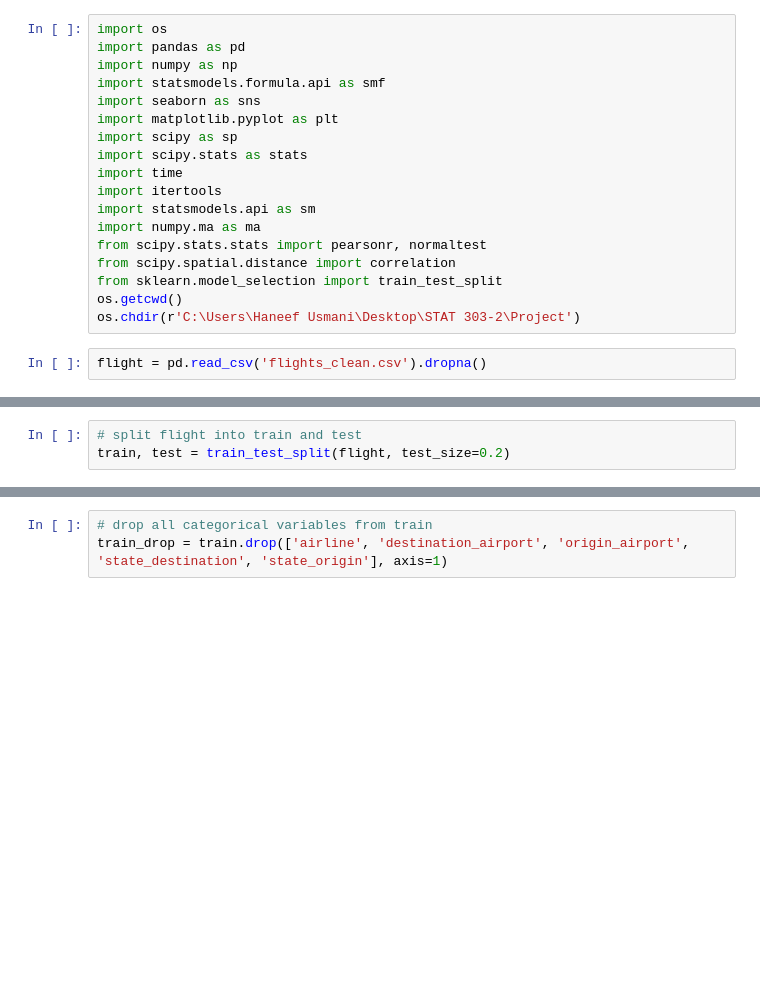
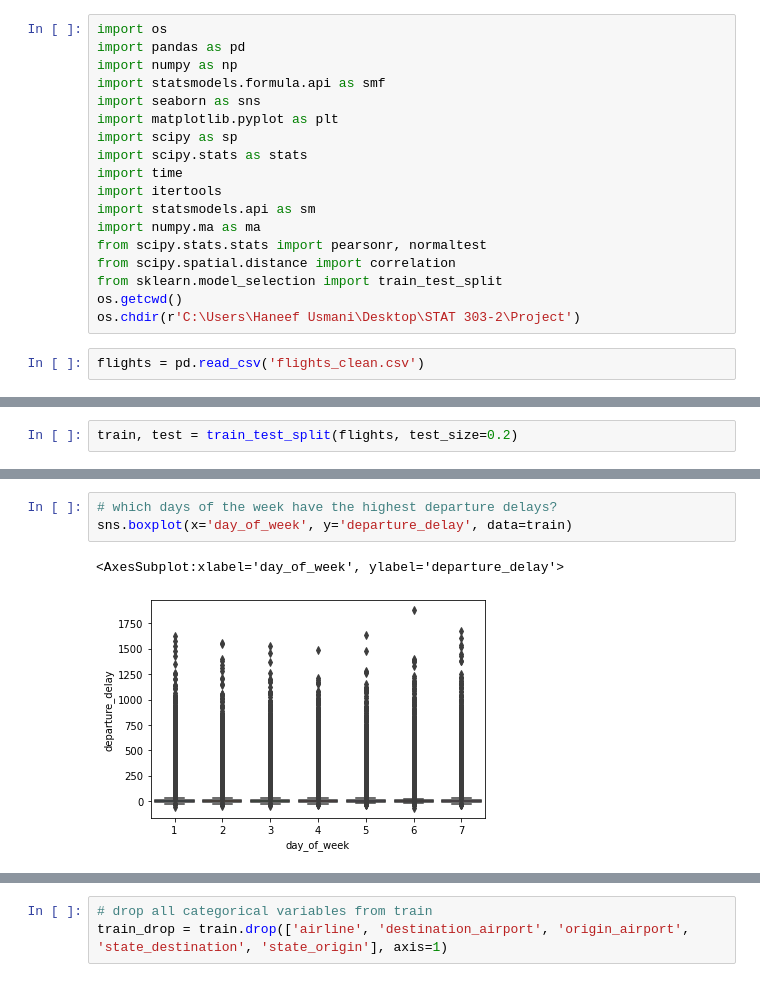
Before and after one commit to bencaterine/ding-ding-ding, a Jupyter notebook: forward-selection.ipynb, the cells around one changed output, grey strips where cells are left out. Cells and saved outputs as stored; diff of their text form; blank space fills up the shorter version.

Commit message:
rerun changes to cleaned dataset

```diff
--- a/forward-selection.ipynb
+++ b/forward-selection.ipynb
@@ -17,4 +17,4 @@ from sklearn.model_selection import train_test_split
 os.getcwd()
 os.chdir(r'C:\Users\Haneef Usmani\Desktop\STAT 303-2\Project')
 # %%
-flight = pd.read_csv('flights_clean.csv').dropna()
+flights = pd.read_csv('flights_clean.csv')
@@ -31,0 +36,2 @@ Index(['airline', 'day', 'day_of_week', 'departure_delay',
+# %%
+train, test = train_test_split(flights, test_size=0.2)
@@ -35,3 +82,0 @@ model_all.summary()
-# %%
-# split flight into train and test
-train, test = train_test_split(flight, test_size=0.2)
@@ -37,0 +105,6 @@ train, test = train_test_split(flight, test_size=0.2)
+# %%
+# which days of the week have the highest departure delays?
+sns.boxplot(x='day_of_week', y='departure_delay', data=train)
+# %% [output]
+<AxesSubplot:xlabel='day_of_week', ylabel='departure_delay'>
+[figure, added]
```
Also changed, not shown: parts of 10 cells of this notebook.
